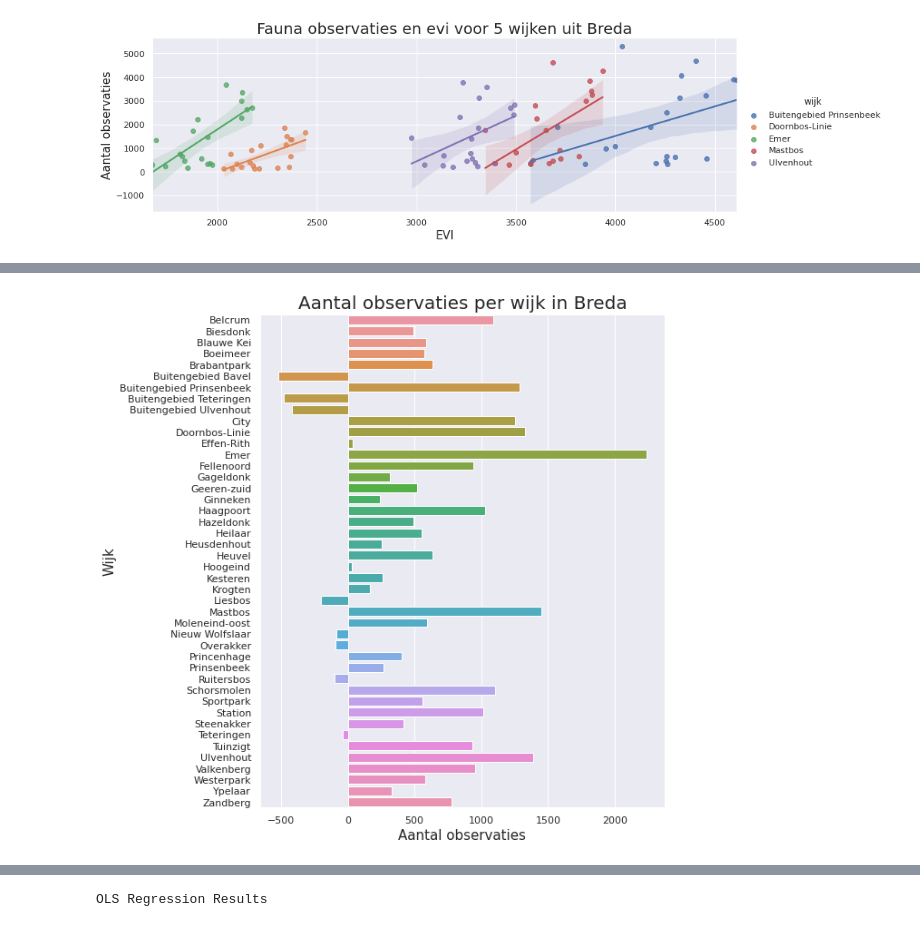
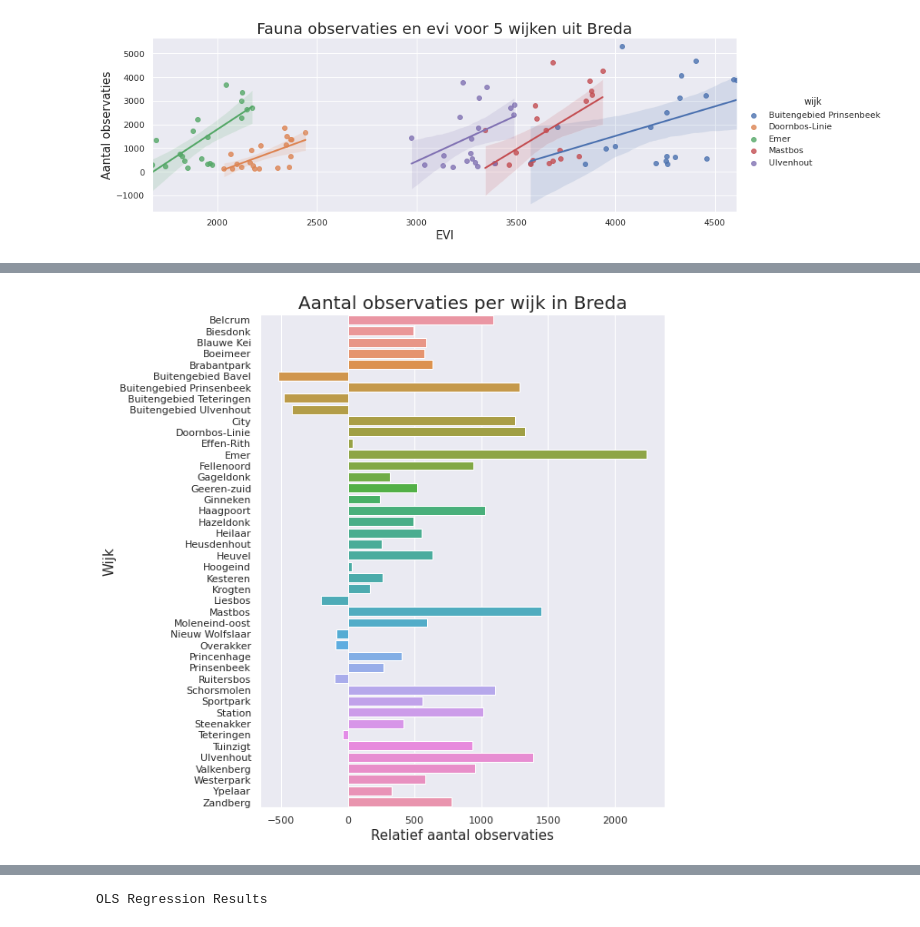
Before and after one commit to esquire900/hackaton-2020, a Jupyter notebook: waarnemingen/dashboard-export.ipynb, the cells around one changed output, grey strips where cells are left out. Cells and saved outputs as stored; diff of their text form; code cells hidden in the pictures.

```diff
--- a/waarnemingen/dashboard-export.ipynb
+++ b/waarnemingen/dashboard-export.ipynb
@@ -112,18 +112,18 @@ plt.show()
 # %%
 coefs = pd.Series(fit.params)
 coefs_wijken = coefs[coefs.index.str.contains("wijk")]
 wijken = coefs_wijken.index
 wijken = [y.split("T.")[1].replace("]", "") for y in wijken]
 
 
 sns.set()
 plt.figure(figsize=(8, 10))
 
 sns.barplot(coefs_wijken.values, wijken, orient="h")
 
 plt.title("Aantal observaties per wijk in Breda", fontsize=20)
-plt.xlabel("Aantal observaties", fontsize=15)
+plt.xlabel("Relatief aantal observaties", fontsize=15)
 plt.ylabel("Wijk", fontsize=15)
 plt.show()
 # %% [output]
-[figure, old version]
+[figure, new version]
```
Also changed, not shown: parts of 4 cells of this notebook, 1 other file.
